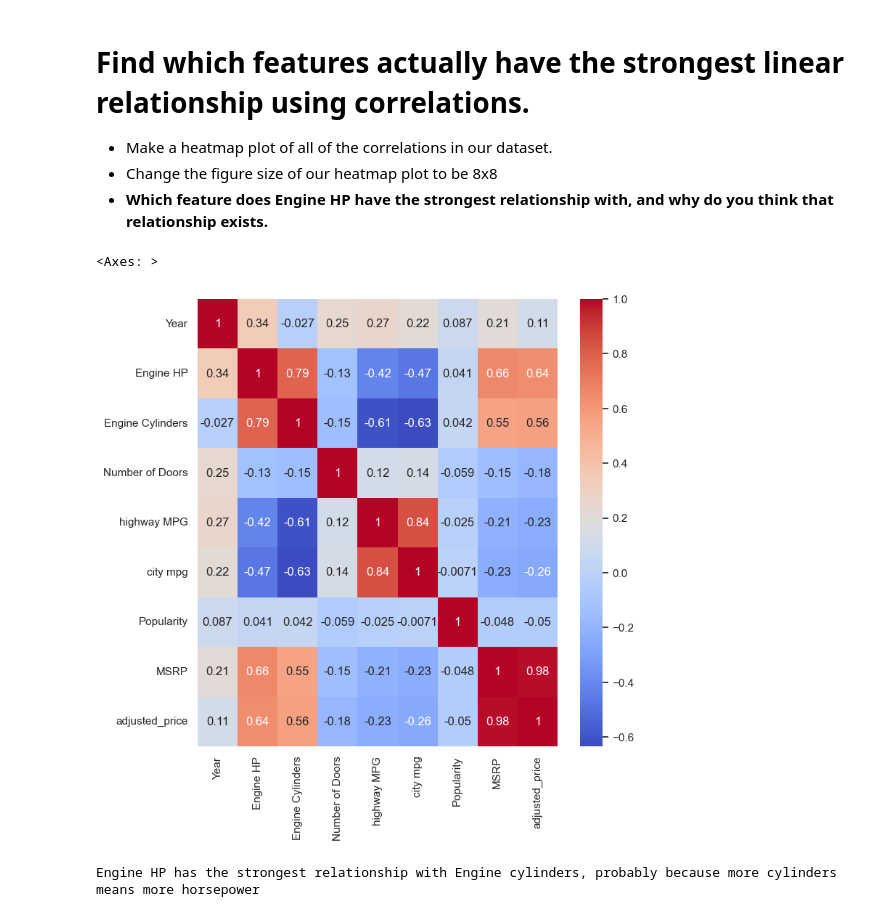
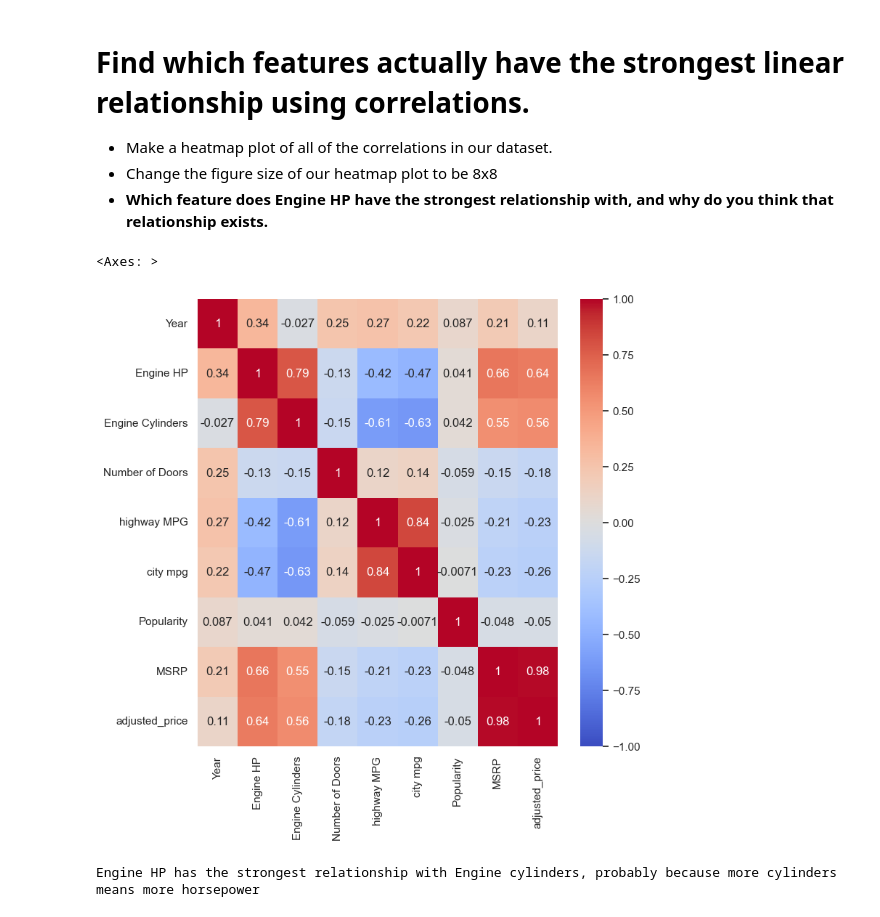
Before and after one commit to Trollicorn/my-fork-2023-fall-data-science-fridays, a Jupyter notebook: Week-02-Data-Viz-EDA/Exercise-MU.ipynb, the cells around one changed output. Drawn from its saved outputs; the diff is of its cells as text; code cells hidden in the pictures.

Commit message:
fix heatmap range

```diff
--- a/Week-02-Data-Viz-EDA/Exercise-MU.ipynb
+++ b/Week-02-Data-Viz-EDA/Exercise-MU.ipynb
@@ -232,14 +232,16 @@ At a glance, it looks like city mpg and highway mpg have the strongest linear re
 # %%
 # * Make a heatmap plot of all of the correlations in our dataset.
 # * Change the figure size of our heatmap plot to be 8x8
 plt.figure(figsize=(8, 8))
 
 sns.heatmap(df.corr(),
             annot=True,
-            cmap='coolwarm')
+            cmap='coolwarm',
+            vmin=-1,
+            vmax=1)
 # %% [output]
 <Axes: >
-[figure, old version]
+[figure, new version]
 # %%
 # Which feature does Engine HP have the strongest relationship with, and why do you think that relationship exists.
 
```
Also changed, not shown: parts of 1 cell of this notebook.
